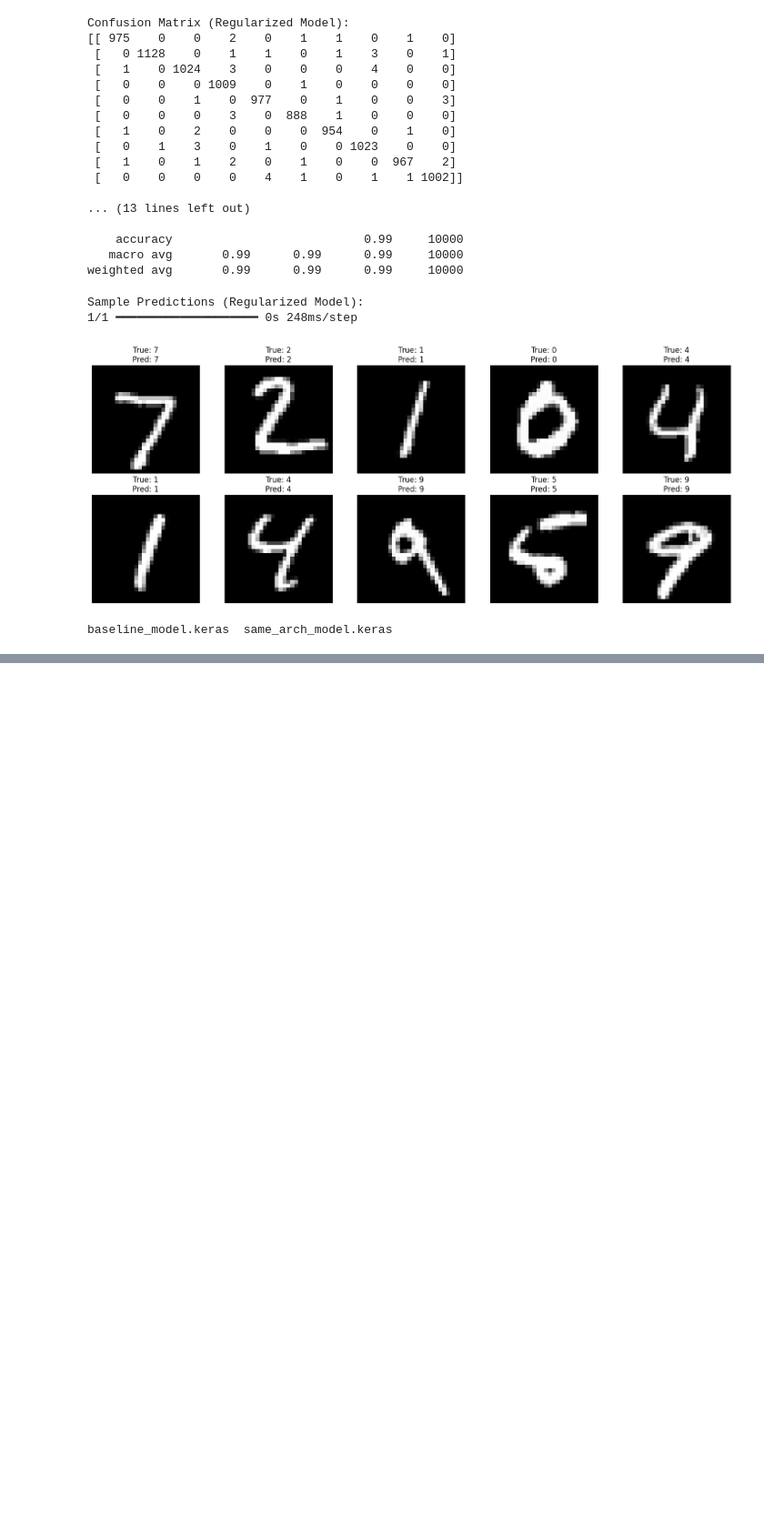
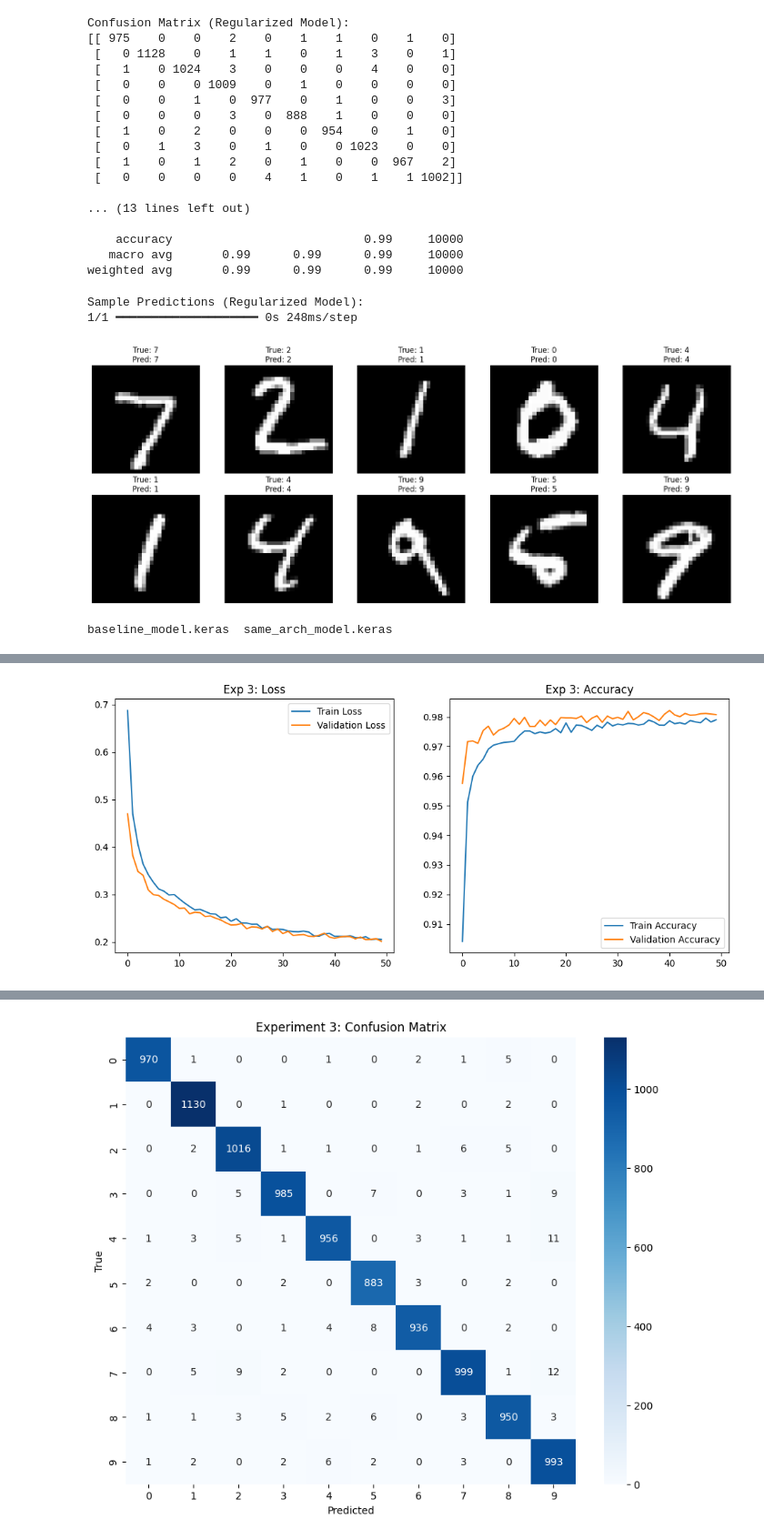
Before and after one commit to savioshaju/MNIST-Image-Classification-with-CNN, a Jupyter notebook: minist_cnn.ipynb, the cells around one changed output, grey strips where cells are left out. Shown at 91% size. Cells and saved outputs as stored; diff of their text form; code cells hidden in the pictures; blank space fills up the shorter version.

```diff
--- a/minist_cnn.ipynb
+++ b/minist_cnn.ipynb
@@ -675,0 +877,37 @@ baseline_model.keras  same_arch_model.keras
+# %%
+# Evaluate and Plot Experiment 3
+train_loss, train_accuracy = regularized_mlp_model.evaluate(x_train, y_train, verbose=0)
+val_loss, val_accuracy = regularized_mlp_model.evaluate(x_val, y_val, verbose=0)
+test_loss, test_accuracy = regularized_mlp_model.evaluate(x_test, y_test, verbose=0)
+
+print(f"Experiment 3 - Training Accuracy   : {train_accuracy:.4f}, Loss: {train_loss:.4f}")
+print(f"Experiment 3 - Validation Accuracy : {val_accuracy:.4f}, Loss: {val_loss:.4f}")
+print(f"Experiment 3 - Test Accuracy       : {test_accuracy:.4f}, Loss: {test_loss:.4f}")
+
+plt.figure(figsize=(12, 5))
+plt.subplot(1, 2, 1)
+plt.plot(history_regularized_mlp.history['loss'], label='Train Loss')
+plt.plot(history_regularized_mlp.history['val_loss'], label='Validation Loss')
+plt.legend()
+plt.title("Exp 3: Loss")
+
+plt.subplot(1, 2, 2)
+plt.plot(history_regularized_mlp.history['accuracy'], label='Train Accuracy')
+plt.plot(history_regularized_mlp.history['val_accuracy'], label='Validation Accuracy')
+plt.legend()
+plt.title("Exp 3: Accuracy")
+
+plt.savefig(os.path.join(save_base_path, 'training_curves_regularized_mlp.png'))
+plt.show()
+
+# Confusion Matrix
+y_pred_probs_reg = regularized_mlp_model.predict(x_test)
+y_pred_reg = np.argmax(y_pred_probs_reg, axis=1)
+cm_reg = tf.math.confusion_matrix(y_test, y_pred_reg)
+plt.figure(figsize=(10, 8))
+sns.heatmap(cm_reg, annot=True, fmt='d', cmap='Blues')
+plt.title('Experiment 3: Confusion Matrix')
+plt.xlabel('Predicted')
+plt.ylabel('True')
+plt.show()
+# %% [output]
@@ -675,0 +917 @@ baseline_model.keras  same_arch_model.keras
+[figure, added]
@@ -675,0 +919 @@ baseline_model.keras  same_arch_model.keras
+[figure, added]
```
Also changed, not shown: parts of 13 cells of this notebook.
